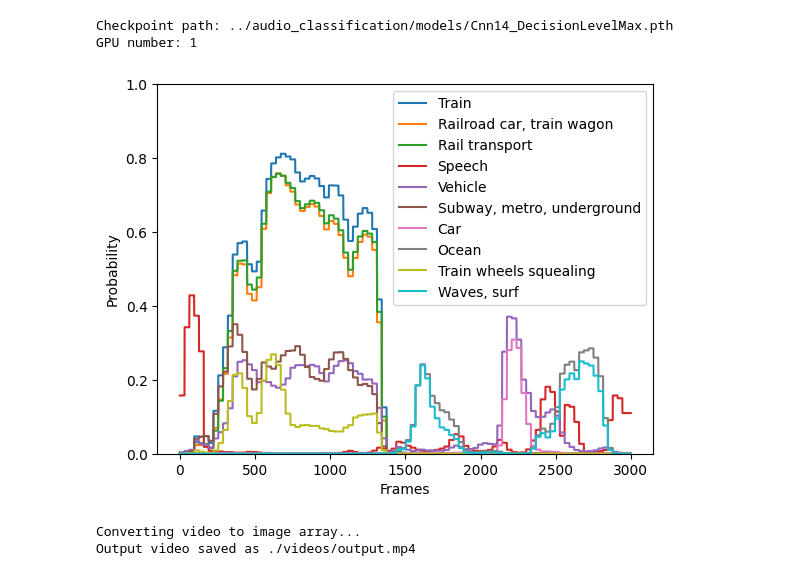
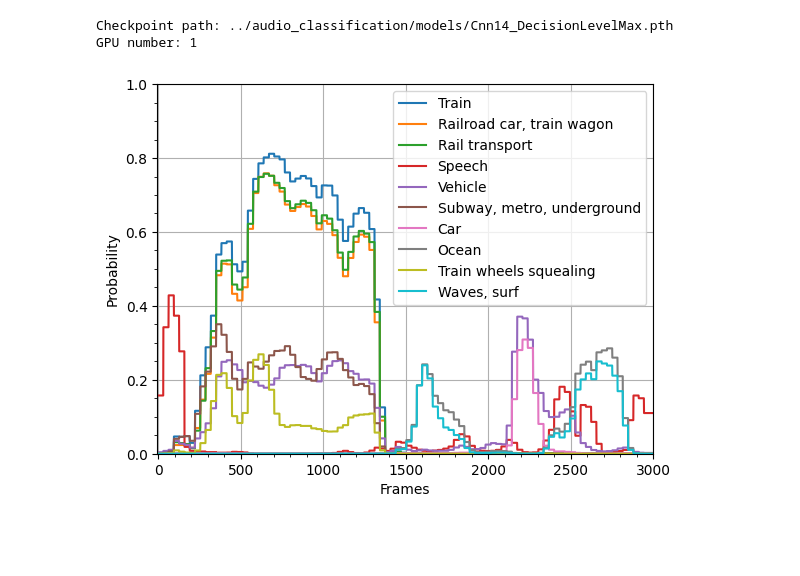
Before and after one commit to Iemontine/AudioVideoDescriptiveAI, a Jupyter notebook: descriptive_ai/preprocess.ipynb, the cells around one changed output. Saved outputs shown, nothing was run; the diff lists cells and outputs as text; code cells hidden in the pictures; blank space fills up the shorter version.

```diff
--- a/descriptive_ai/preprocess.ipynb
+++ b/descriptive_ai/preprocess.ipynb
@@ -8,6 +8,7 @@ from panns_inference import SoundEventDetection, labels
 import torchaudio
 import matplotlib.pyplot as plt
 import librosa
+import json
 
 device = "cuda" if torch.cuda.is_available() else "cpu"
 
@@ -22,98 +23,34 @@ for file_name in file_list:
 fps = 3
 audio_path = "./videos/extracted_audio.wav"
 video_clip = VideoFileClip(input_video_path)
 audio = video_clip.audio
 audio.write_audiofile(audio_path, verbose=False, logger=None)
 (audio, _) = librosa.core.load(audio_path, sr=32000, mono=True)
 audio = audio[None, :]  # (batch_size, segment_samples)
 if os.path.exists(audio_path):
     os.remove(audio_path)
 
 sed = SoundEventDetection(checkpoint_path='../audio_classification/models/Cnn14_DecisionLevelMax.pth', device=device, interpolate_mode='nearest')
 framewise_output = sed.inference(audio)[0]
 classwise_output = np.max(framewise_output, axis=0) # (classes_num,)
 
 idxes = np.argsort(classwise_output)[::-1]
 idxes = idxes[0:10]
 ix_to_lb = {i : label for i, label in enumerate(labels)}
 lines = []
 for idx in idxes:
     line, = plt.plot(framewise_output[:, idx], label=ix_to_lb[idx])
     lines.append(line)
 
 plt.legend(handles=lines)
 plt.xlabel('Frames')
 plt.ylabel('Probability')
 plt.ylim(0, 1.)
+plt.xlim(-5, framewise_output.shape[0])
+plt.grid()
+plt.minorticks_on()
 plt.show()
 # %% [output]
 Checkpoint path: ../audio_classification/models/Cnn14_DecisionLevelMax.pth
 GPU number: 1
-[figure, old version]
+[figure, new version]
-# %%
-print("Converting video to image array...")
-# Convert video to images and extract timestamps
-def video_to_images(video_path, output_dir, framewise_output, fps):
-    clip = VideoFileClip(video_path)
-    duration = clip.duration
-
-    if not os.path.exists(output_dir):
-        os.makedirs(output_dir)
-
-    images = []
-    font_size = int(clip.size[1] * 0.05)  # 5% the height of the video
-    font = ImageFont.truetype("arial.ttf", font_size)
-    position = (10, 10)
-
-    timestamps = []
-
-    classwise_output = np.max(framewise_output, axis=0)
-    idxes = np.argsort(classwise_output)[::-1]
-    idxes = idxes[0:10]
-
-    for frame_number in range(int(duration * fps)):
-        timestamp = frame_number / fps
-        timestamps.append(timestamp)
-        img = clip.get_frame(timestamp)
-        img_pil = Image.fromarray(img)
-
-        # Add this calculation before the timestamp_text
-        frame_index = int(frame_number * len(framewise_output) / (duration * fps))
-        if frame_index < len(framewise_output):
-            frame_events = framewise_output[frame_index]
-            top_label_idx = np.argmax(frame_events)
-            top_label = labels[top_label_idx]
-        else:
-            top_label = "No Classification"
-
-        # Use top_label in the timestamp_text
-        # Convert timestamp to HH:MM:SS,mmm format
-        hours = int(timestamp / 3600)
-        minutes = int((timestamp % 3600) / 60)
-        seconds = int(timestamp % 60)
-        milliseconds = int((timestamp % 1) * 1000)
-        timestamp_text = f"Time: {hours:02d}:{minutes:02d}:{seconds:02d},{milliseconds:03d} \nSound Effect: {top_label}"
-
-        # Masking technique to draw inverted text on the image
-        text_mask = Image.new("L", img_pil.size, 0)
-        draw_mask = ImageDraw.Draw(text_mask)
-        draw_mask.text(position, timestamp_text, fill=255, font=font)
-        inverted_image = ImageOps.invert(img_pil)                           # Invert the colors in the region of the text
-        final_image = Image.composite(inverted_image, img_pil, text_mask)   # Combine the original image with the inverted region using the text mask
-
-        # Save the resultant image to path
-        image_path = os.path.join(output_dir, f"f{frame_number:04d}.jpg")
-        final_image.save(image_path, "JPEG")
-        images.append(image_path)
-
-    return images, clip.fps, fps, timestamps
-images, original_fps, reduced_fps, timestamps = video_to_images(input_video_path, output_dir, framewise_output, fps=fps)
-clip = ImageSequenceClip(images, fps=reduced_fps)
-original_audio = VideoFileClip(input_video_path).audio
-output_video_path = "./videos/output.mp4"
-clip = clip.set_audio(original_audio)  # Set the original audio
-clip.write_videofile(output_video_path, codec='libx264', verbose=False, logger=None)
-print(f"Output video saved as {output_video_path}")
-# %% [output]
-Converting video to image array...
-Output video saved as ./videos/output.mp4
```
Also changed, not shown: parts of 1 cell of this notebook, 12 other files.
